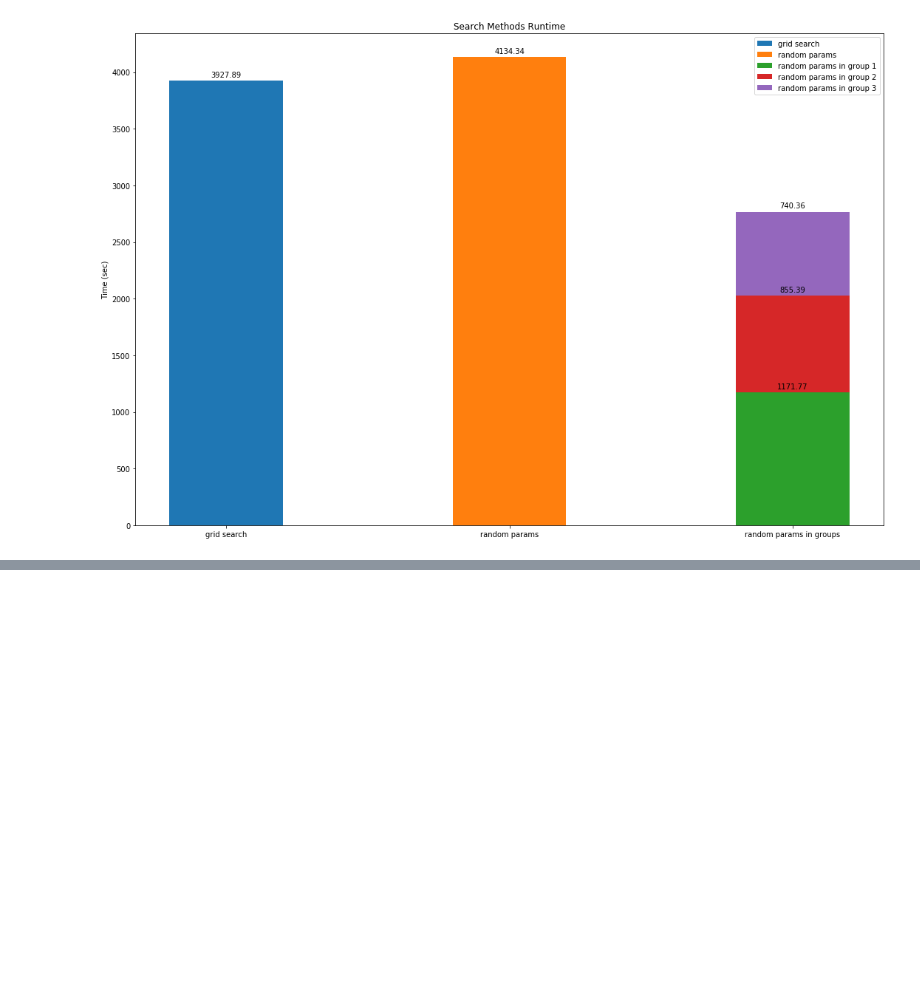
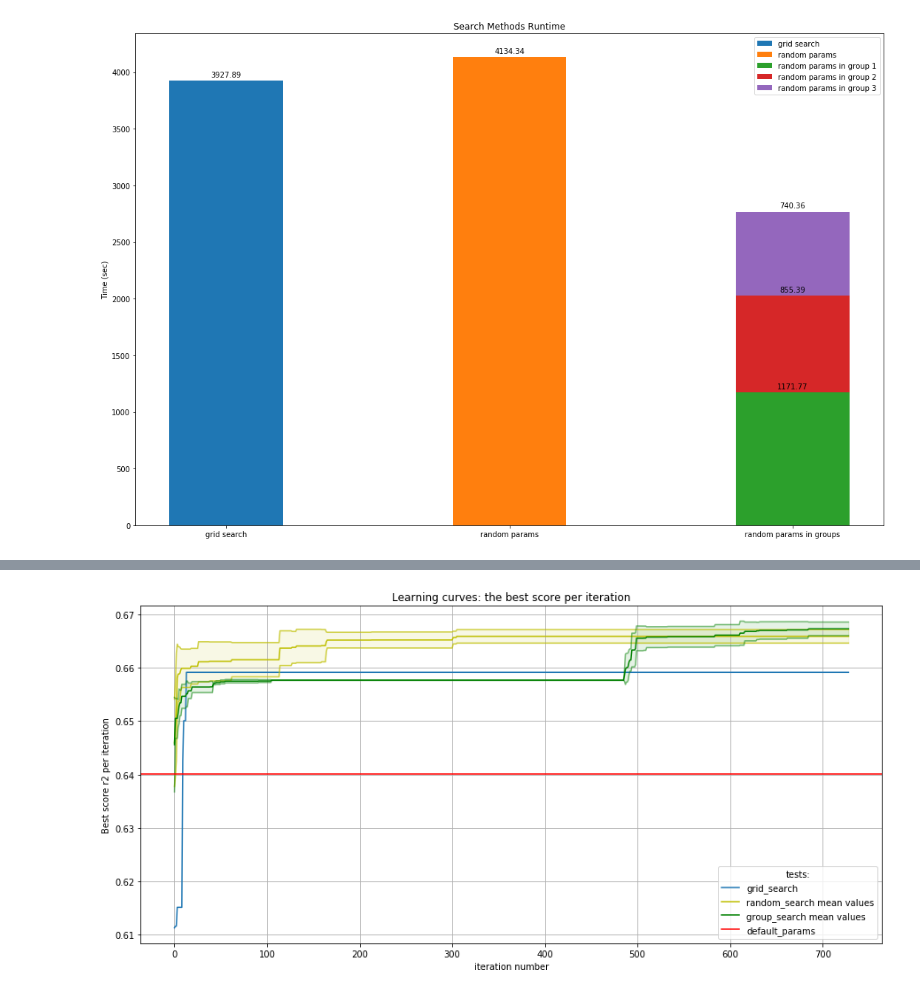
Before and after one commit to HollowPrincess/GradBoostOptim, a Jupyter notebook: xgboost_test_1_analysis.ipynb, the cells around one changed output, grey strips where cells are left out. Saved outputs shown, nothing was run; the diff lists cells and outputs as text; code cells hidden in the pictures; blank space fills up the shorter version.

```diff
--- a/xgboost_test_1_analysis.ipynb
+++ b/xgboost_test_1_analysis.ipynb
@@ -2,4 +2,4 @@
 import pandas as pd
 import numpy as np
 from matplotlib import pyplot as plt
-df=pd.read_csv("data/xgboost_perfomance.csv")
+import os
@@ -9,0 +6,2 @@ df.shape
+# %%
+files=os.listdir("./data/results")
@@ -155,0 +162,82 @@ plt.show()
+# %%
+#comparison
+# confidence intervals theory get from:
+# https://medium.com/ml-ai-study-group/confidence-interval-confidence-level-be58d250dd40
+
+
+## GRID_SEARCH
+#get best scores per itration for grid_search performance:
+grid_perf=grid_df.loc[grid_df['experiment_name']!='default params', 'mean_test_score'].cummax()
+
+
+## RANDOM_SEARCH
+#get best scores per itration for each random_search performance:
+random_mean=pd.DataFrame([])
+for i in random_df.run_number.unique():
+    tmp=pd.DataFrame(random_df.loc[random_df.run_number==i, "mean_test_score"].cummax())
+    tmp["iter_num"]=random_df.loc[random_df.run_number==i, "iter_num"]
+    random_mean=pd.concat([random_mean, tmp], sort=False)
+
+#get mean and confidence interval value for random_search performance on iteration:
+
+z = 1.96 # for 95% conf interval (coefficient)
+# z = 1.64 # for 90% conf interval
+
+n=random_mean.shape[0]/random_mean.iter_num.max() # now n=4, because 4 runs were made for random search
+random_std=random_mean.groupby(by="iter_num")['mean_test_score'].std() #std
+random_std=(random_std*z)/np.sqrt(n) #confidence interval value
+random_mean=random_mean.groupby(by="iter_num")['mean_test_score'].mean() #mean
+
+
+## GROUP_SEARCH
+#get best scores per itration for each group_search performance (same computations):
+group_mean=pd.DataFrame([])
+for i in group_df.run_number.unique():
+    tmp=pd.DataFrame(group_df.loc[group_df.run_number==i, "mean_test_score"].cummax())
+    tmp["iter_num"]=group_df.loc[group_df.run_number==i, "iter_num"]
+    group_mean=pd.concat([group_mean, tmp], sort=False)
+
+n=group_mean.shape[0]/group_mean.iter_num.max() # now n=5
+group_std=group_mean.groupby(by="iter_num")['mean_test_score'].std()
+group_std=(group_std*z)/np.sqrt(n)
+group_mean=group_mean.groupby(by="iter_num")['mean_test_score'].mean()
+
+## DEFAULT performance
+default_perf=grid_df.loc[grid_df['experiment_name']=='default params', 'mean_test_score']
+
+
+## PLOT
+plt.figure(figsize=(15,7))
+plt.grid()
+x=list(range(0, grid_perf.shape[0]))
+
+#grid plot:
+plt.plot(x, grid_perf, label="grid_search")
+
+#conf for random:
+plt.plot(x, random_mean, color="y", label="random_search mean values")
+lower=random_mean - random_std
+upper=random_mean + random_std
+plt.plot(x, lower, alpha=0.7, color="y")
+plt.plot(x, upper, alpha=0.7, color="y")
+plt.fill_between(x, lower, upper, alpha=0.1, color="y")
+
+#conf for group:
+plt.plot(x, group_mean, color="green", label="group_search mean values")
+lower=group_mean - group_std
+upper=group_mean + group_std
+plt.plot(x, lower, alpha=0.5, color="green")
+plt.plot(x, upper, alpha=0.5, color="green")
+plt.fill_between(x, lower, upper, alpha=0.1, color="green")
+
+#line for default values
+plt.axhline(default_perf.values, label="default_params", color='r')
+
+plt.legend(title='tests:')
+plt.title("Learning curves: the best score per iteration")
+plt.ylabel("Best score r2 per iteration")
+plt.xlabel("iteration number")
+plt.savefig("graphs/2_scores.jpg")
+plt.show()
+# %% [output]
+[figure, added]
```
Also changed, not shown: parts of 19 cells of this notebook, 17 other files.
